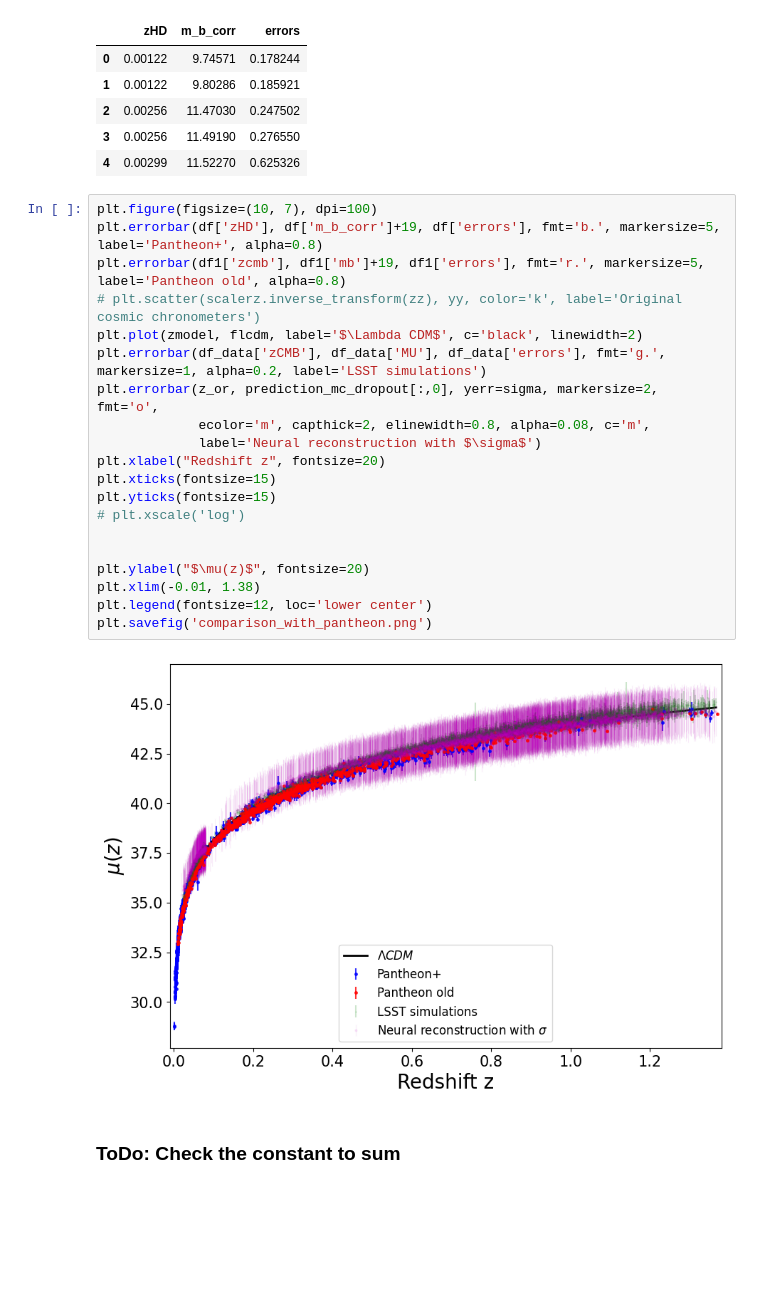
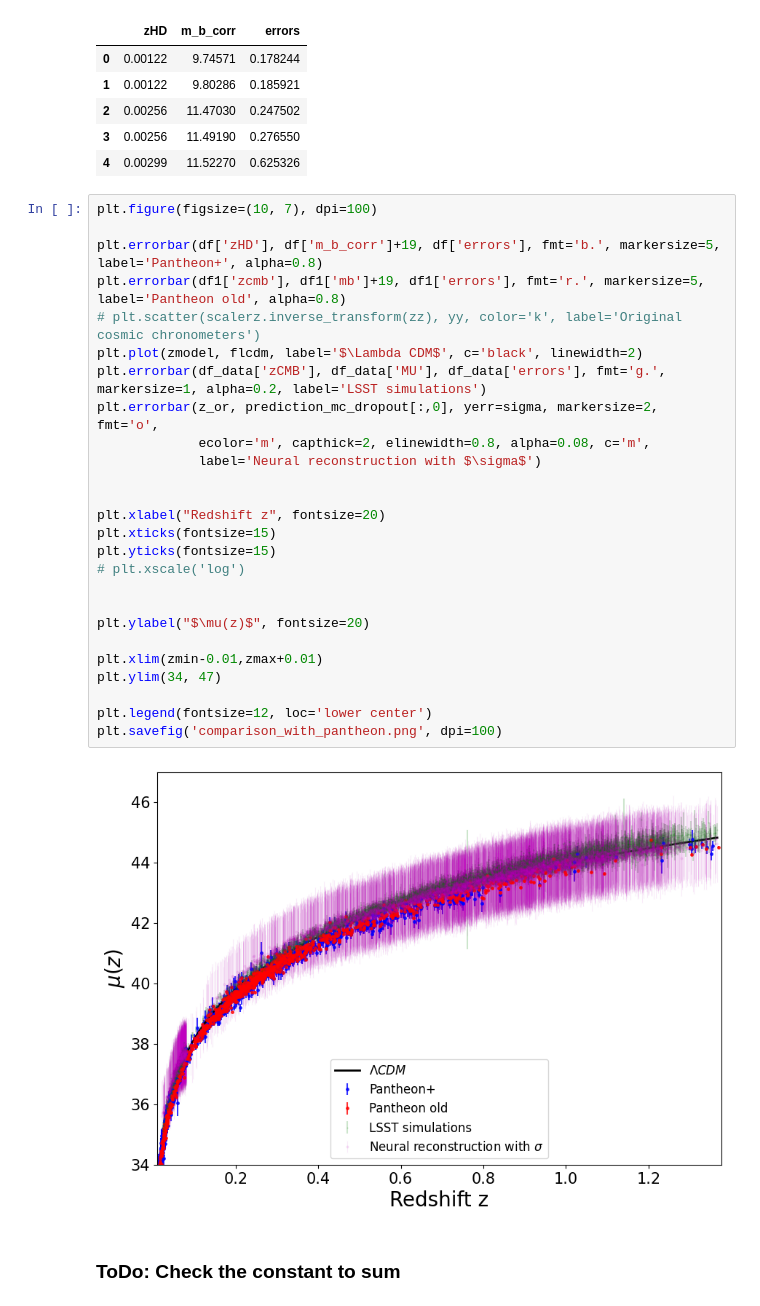
Before and after one commit to igomezv/LSST_DE_neural_reconstruction, a Jupyter notebook: Load_large_model.ipynb, the cells around one changed output. Saved outputs shown, nothing was run; the diff lists cells and outputs as text; blank space fills up the shorter version.

```diff
--- a/Load_large_model.ipynb
+++ b/Load_large_model.ipynb
@@ -222,26 +226,32 @@ df.head()
 | 4 | 0.00299 | 11.52270 | 0.625326 |
 # %%
 plt.figure(figsize=(10, 7), dpi=100)
+
 plt.errorbar(df['zHD'], df['m_b_corr']+19, df['errors'], fmt='b.', markersize=5, label='Pantheon+', alpha=0.8)
 plt.errorbar(df1['zcmb'], df1['mb']+19, df1['errors'], fmt='r.', markersize=5, label='Pantheon old', alpha=0.8)
 # plt.scatter(scalerz.inverse_transform(zz), yy, color='k', label='Original cosmic chronometers')
 plt.plot(zmodel, flcdm, label='$\Lambda CDM$', c='black', linewidth=2)
 plt.errorbar(df_data['zCMB'], df_data['MU'], df_data['errors'], fmt='g.', markersize=1, alpha=0.2, label='LSST simulations')
 plt.errorbar(z_or, prediction_mc_dropout[:,0], yerr=sigma, markersize=2, fmt='o',
              ecolor='m', capthick=2, elinewidth=0.8, alpha=0.08, c='m',
              label='Neural reconstruction with $\sigma$')
+
+
 plt.xlabel("Redshift z", fontsize=20)
 plt.xticks(fontsize=15)
 plt.yticks(fontsize=15)
 # plt.xscale('log')
 
 
 plt.ylabel("$\mu(z)$", fontsize=20)
-plt.xlim(-0.01, 1.38)
+
+plt.xlim(zmin-0.01,zmax+0.01)
+plt.ylim(34, 47)
+
 plt.legend(fontsize=12, loc='lower center')
-plt.savefig('comparison_with_pantheon.png')
+plt.savefig('comparison_with_pantheon.png', dpi=100)
 # %% [output]
-[figure, old version]
+[figure, new version]
 # %% [markdown]
 ### ToDo: Check the constant to sum
 # %%
```
Also changed, not shown: parts of 6 cells of this notebook.
